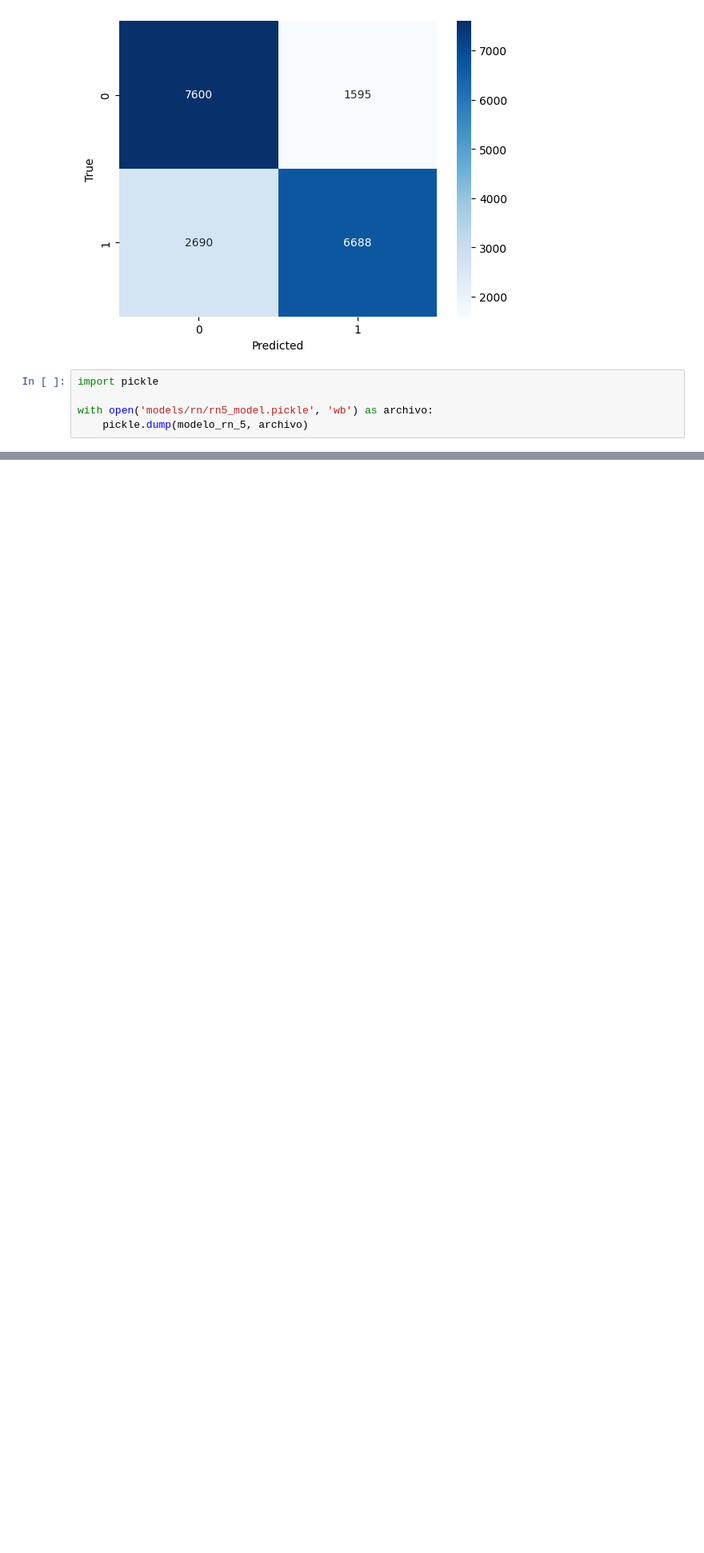
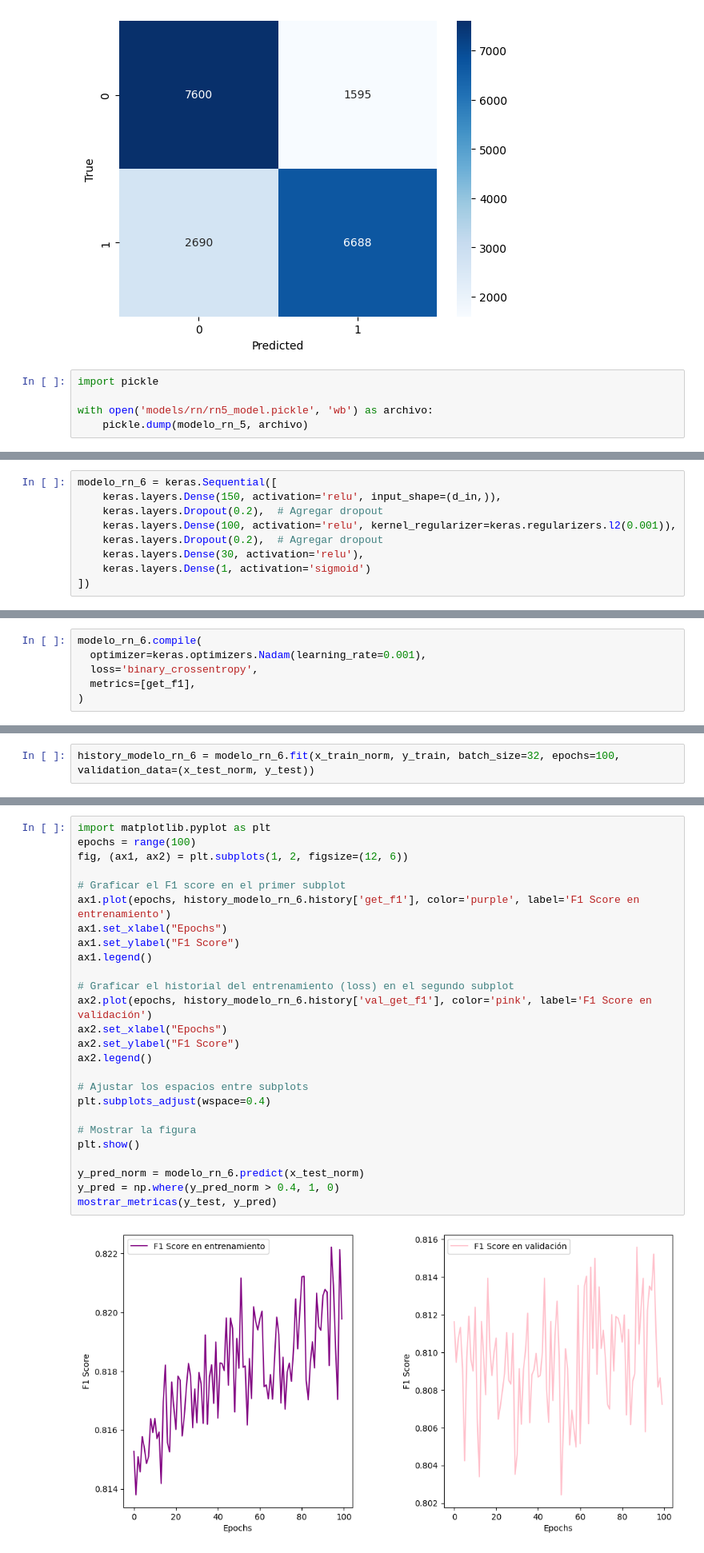
Before and after one commit to mrinkspot/Data-Science-and-Machine-Learning-Projects, a Jupyter notebook: 7506R_TP1_GRUPO20_CHP4_ENTREGA_N1.ipynb, the cells around one changed output, grey strips where cells are left out. Shown at 80% size. Drawn from its saved outputs; the diff is of its cells as text; blank space fills up the shorter version.

Commit message:
Agrego un ultimo modelo de RN y el reporte del CHP4

```diff
--- a/7506R_TP1_GRUPO20_CHP4_ENTREGA_N1.ipynb
+++ b/7506R_TP1_GRUPO20_CHP4_ENTREGA_N1.ipynb
@@ -564,0 +569,9 @@ with open('models/rn/rn5_model.pickle', 'wb') as archivo:
+# %%
+modelo_rn_6 = keras.Sequential([
+    keras.layers.Dense(150, activation='relu', input_shape=(d_in,)),
+    keras.layers.Dropout(0.2),  # Agregar dropout
+    keras.layers.Dense(100, activation='relu', kernel_regularizer=keras.regularizers.l2(0.001)),
+    keras.layers.Dropout(0.2),  # Agregar dropout
+    keras.layers.Dense(30, activation='relu'),
+    keras.layers.Dense(1, activation='sigmoid')
+])
@@ -564,0 +580,6 @@ with open('models/rn/rn5_model.pickle', 'wb') as archivo:
+# %%
+modelo_rn_6.compile(
+  optimizer=keras.optimizers.Nadam(learning_rate=0.001),
+  loss='binary_crossentropy',
+  metrics=[get_f1],
+)
@@ -564,0 +588,2 @@ with open('models/rn/rn5_model.pickle', 'wb') as archivo:
+# %%
+history_modelo_rn_6 = modelo_rn_6.fit(x_train_norm, y_train, batch_size=32, epochs=100, validation_data=(x_test_norm, y_test))
@@ -564,0 +610,28 @@ with open('models/rn/rn5_model.pickle', 'wb') as archivo:
+# %%
+import matplotlib.pyplot as plt
+epochs = range(100)
+fig, (ax1, ax2) = plt.subplots(1, 2, figsize=(12, 6))
+
+# Graficar el F1 score en el primer subplot
+ax1.plot(epochs, history_modelo_rn_6.history['get_f1'], color='purple', label='F1 Score en entrenamiento')
+ax1.set_xlabel("Epochs")
+ax1.set_ylabel("F1 Score")
+ax1.legend()
+
+# Graficar el historial del entrenamiento (loss) en el segundo subplot
+ax2.plot(epochs, history_modelo_rn_6.history['val_get_f1'], color='pink', label='F1 Score en validación')
+ax2.set_xlabel("Epochs")
+ax2.set_ylabel("F1 Score")
+ax2.legend()
+
+# Ajustar los espacios entre subplots
+plt.subplots_adjust(wspace=0.4)
+
+# Mostrar la figura
+plt.show()
+
+y_pred_norm = modelo_rn_6.predict(x_test_norm)
+y_pred = np.where(y_pred_norm > 0.4, 1, 0)
+mostrar_metricas(y_test, y_pred)
+# %% [output]
+[figure, added]
```
Also changed, not shown: parts of 11 cells of this notebook, 1 other file.
